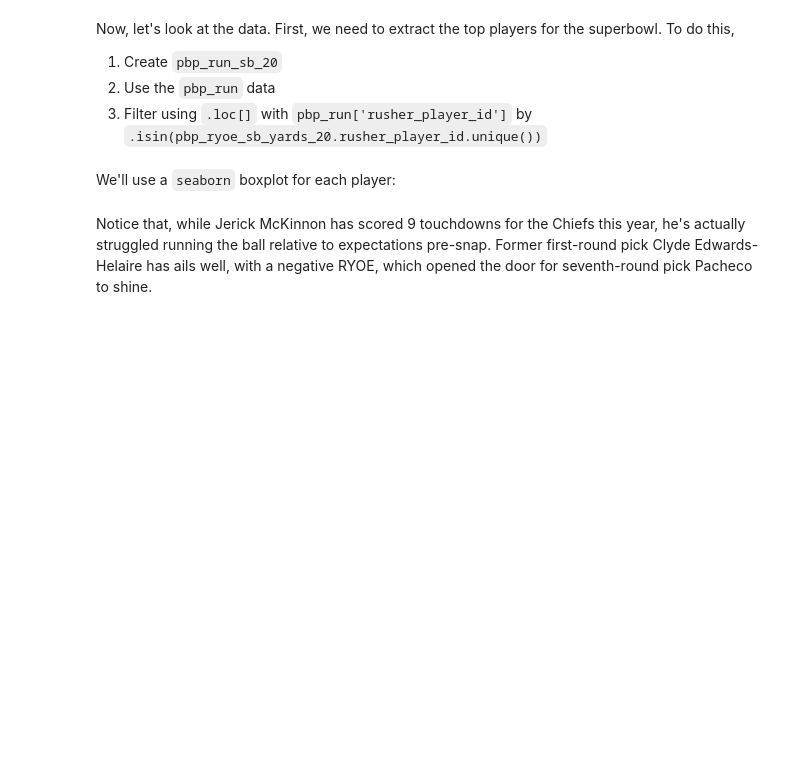
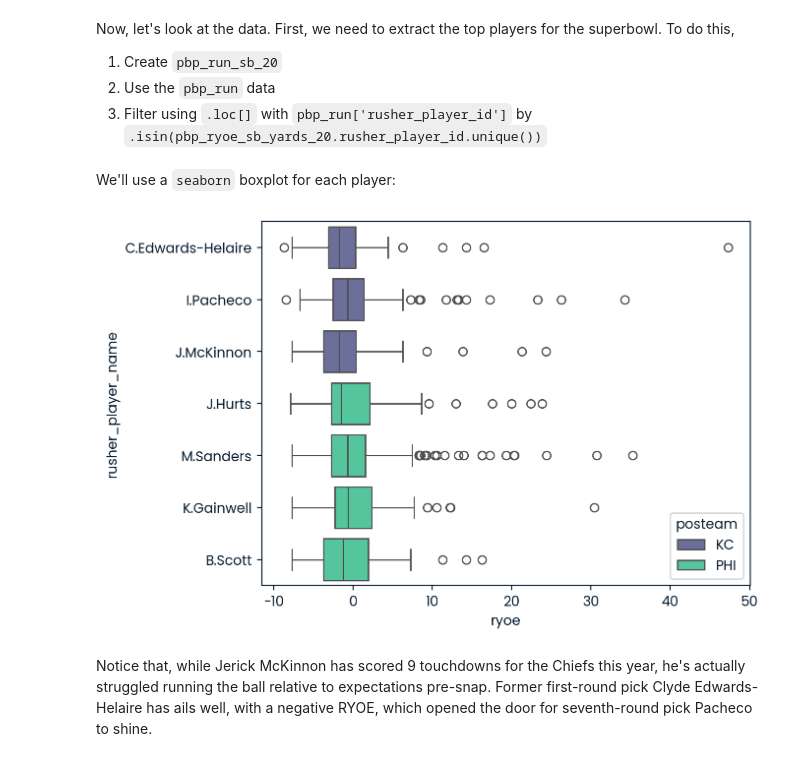
Before and after one commit to SirTee12/DataCamp-Code-Along-Projects, a Jupyter notebook: SuperBowl Analysis/SuperBowl_Analysis.ipynb, the cells around one changed output. Drawn from its saved outputs; the diff is of its cells as text; code cells hidden in the pictures; blank space fills up the shorter version.

```diff
--- a/SuperBowl Analysis/SuperBowl_Analysis.ipynb
+++ b/SuperBowl Analysis/SuperBowl_Analysis.ipynb
@@ -233,3 +233,4 @@ To do the filter, use the same `isin()` function as before (the new data frame i
 * Save the new data frame as `pbp_ryoe_sb`
 # %%
 # filter out sb teams to create pbp_ryoe_sb
+pbp_ryoe_sb = pbp_run.loc[pbp_run['posteam'].isin(sb_teams)].reset_index()
@@ -241,6 +251,9 @@ Next, use the same grouping used before to calculate each player's rushing yards
 # 3. group by ["posteam", "rusher_player_id", "rusher_player_name"]
 # 4. aggregate with "rushing_yards": ["sum", "mean"]
 #    as well as "ryoe": ["sum", "mean", "count"]
+pbp_ryoe_sb_yards = pbp_ryoe_sb.groupby(["posteam", "rusher_player_id", "rusher_player_name"]).\
+    agg({"rushing_yards": ["sum", "mean"],
+        "ryoe": ["sum", "mean", "count"]})
 # %% [markdown]
 Let's look at the play-level distributions of these players for guys with more than 20 carries during the course of the season.
 We include the cleaning code, because, while we spend most of our time cleaning data, we do not want this training to be a `pandas` session on cleaning data.
@@ -249,12 +262,20 @@ We used the value 20 because we only want players who had a large number of play
 First, clean up the column names to be easier to work with:
 # %%
 # first, flatten the columns of pbp_ryoe_sb_yards
-
+pbp_ryoe_sb_yards.columns = list(map(''.join, pbp_ryoe_sb_yards.columns.values))
 
 # Then rename columns
-
+pbp_ryoe_sb_yards.rename(
+                {
+                    'rushing_yardssum':'Total rushing yards',
+                    'rushing_yardsmean':'yards per play',
+                    'ryoesum':'TYOE',
+                    'ryoemean':'average RYOE',
+                    'ryoecount':'carries'
+                }, axis = 1, inplace=True)
 
 # Query for carries >= 20
-
+pbp_ryoe_sb_yards_20 = pbp_ryoe_sb_yards.query('carries >= 20').reset_index()
 
 # Sort values by TYOE, ascending=False
+pbp_ryoe_sb_yards_20.sort_values('TYOE', ascending = False)
@@ -270,11 +300,17 @@ To do this,
 3. Filter using `.loc[]` with `pbp_run['rusher_player_id']` by `.isin(pbp_ryoe_sb_yards_20.rusher_player_id.unique())`
 # %%
 # Filter out only players with more than 20 carries
+pbp_run_sb_20 = pbp_run.loc[pbp_run['rusher_player_id'].isin(pbp_ryoe_sb_yards_20.rusher_player_id.unique())]
 # %% [markdown]
 We'll use a `seaborn` boxplot for each player:
 # %%
 # Use sns boxplot
 # x is ryoe, y is rusher_player_name, hue is posteam, data is pbp_run_sb_20
+sns.boxplot(x = 'ryoe', y = 'rusher_player_name',
+           hue = 'posteam', data = pbp_run_sb_20)
+plt.show()
+# %% [output]
+[figure, added]
 # %% [markdown]
 Notice that, while Jerick McKinnon has scored 9 touchdowns for the Chiefs this year, he's actually struggled running the ball relative to expectations pre-snap.
 Former first-round pick Clyde Edwards-Helaire has ails well, with a negative RYOE, which opened the door for seventh-round pick Pacheco to shine.
```
Also changed, not shown: parts of 2 cells of this notebook.
